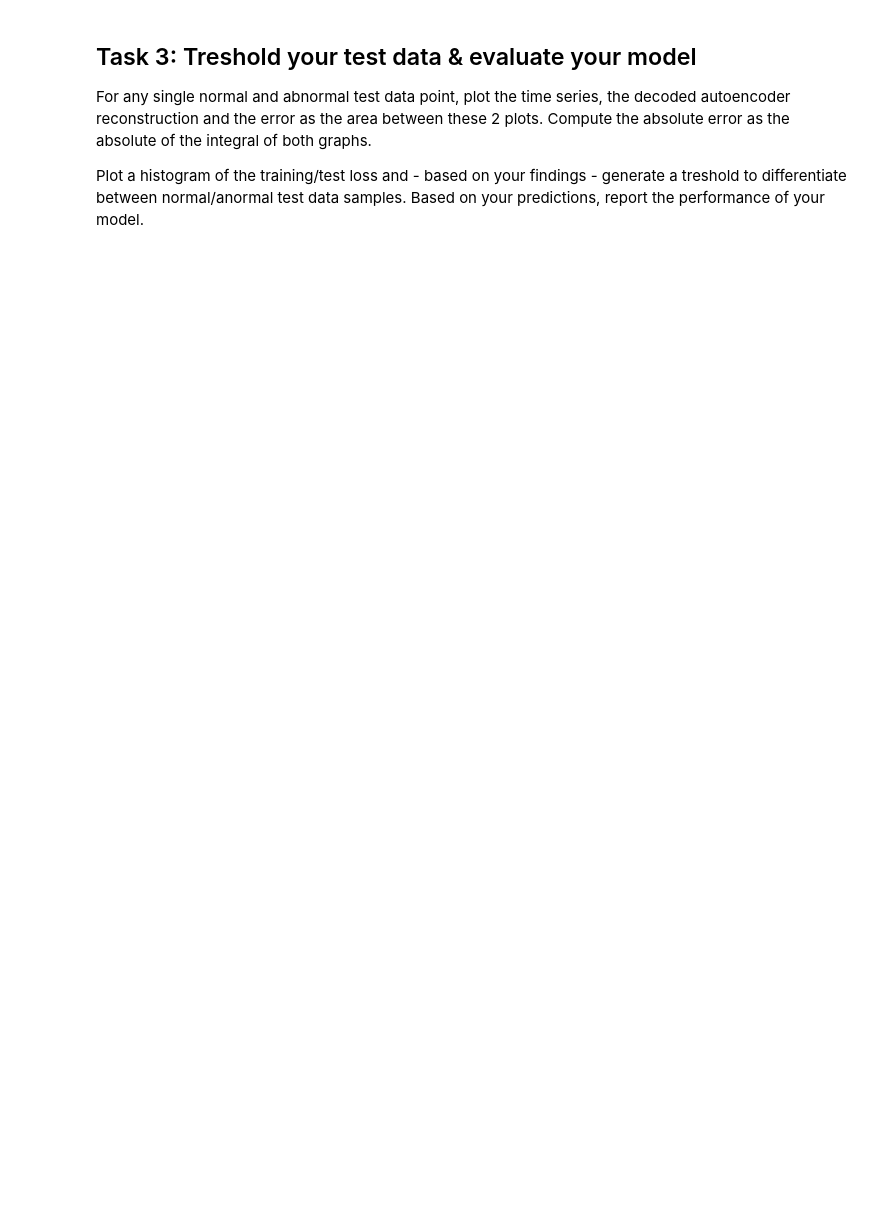
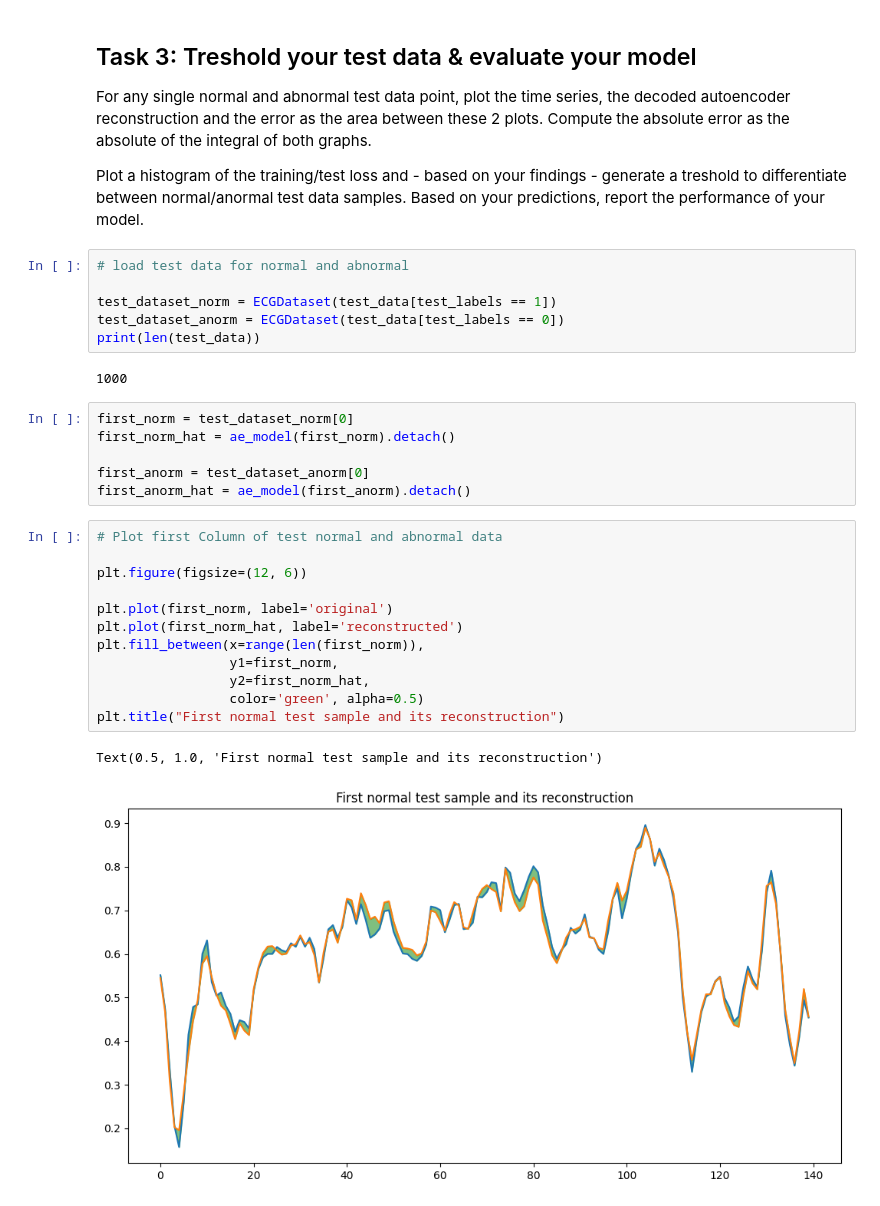
Before and after one commit to JulianMeigen/ML-handson, a Jupyter notebook: notebooks/4.0-SNJMMH-Day4.ipynb, the cells around one changed output. Cells and saved outputs as stored; diff of their text form; blank space fills up the shorter version.

```diff
--- a/notebooks/4.0-SNJMMH-Day4.ipynb
+++ b/notebooks/4.0-SNJMMH-Day4.ipynb
@@ -329,3 +224,32 @@ TN=560, FP=24, FN=6, TP=410
 For any single normal and abnormal test data point, plot the time series, the decoded autoencoder reconstruction and the error as the area between these 2 plots. Compute the absolute error as the absolute of the integral of both graphs.
 
 Plot a histogram of the training/test loss and - based on your findings - generate a treshold to differentiate between normal/anormal test data samples. Based on your predictions, report the performance of your model.
+# %%
+# load test data for normal and abnormal
+
+test_dataset_norm = ECGDataset(test_data[test_labels == 1])
+test_dataset_anorm = ECGDataset(test_data[test_labels == 0])
+print(len(test_data))
+# %% [output]
+1000
+# %%
+first_norm = test_dataset_norm[0]
+first_norm_hat = ae_model(first_norm).detach()
+
+first_anorm = test_dataset_anorm[0]
+first_anorm_hat = ae_model(first_anorm).detach()
+# %%
+# Plot first Column of test normal and abnormal data
+
+plt.figure(figsize=(12, 6))
+
+plt.plot(first_norm, label='original')
+plt.plot(first_norm_hat, label='reconstructed')
+plt.fill_between(x=range(len(first_norm)),
+                 y1=first_norm,
+                 y2=first_norm_hat,
+                 color='green', alpha=0.5)
+plt.title("First normal test sample and its reconstruction")
+# %% [output]
+Text(0.5, 1.0, 'First normal test sample and its reconstruction')
+[figure, added]
```
Also changed, not shown: parts of 32 cells of this notebook.
